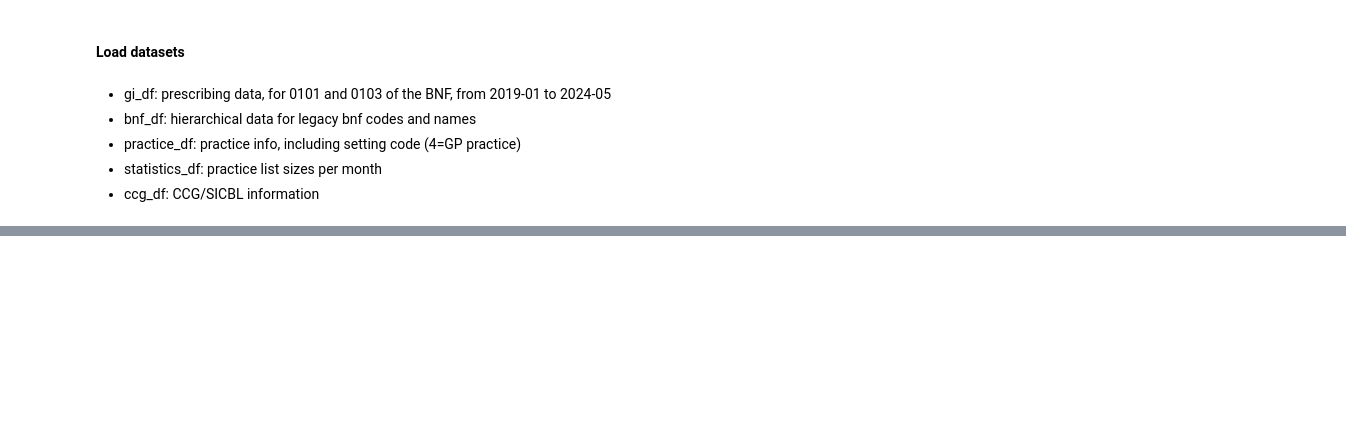
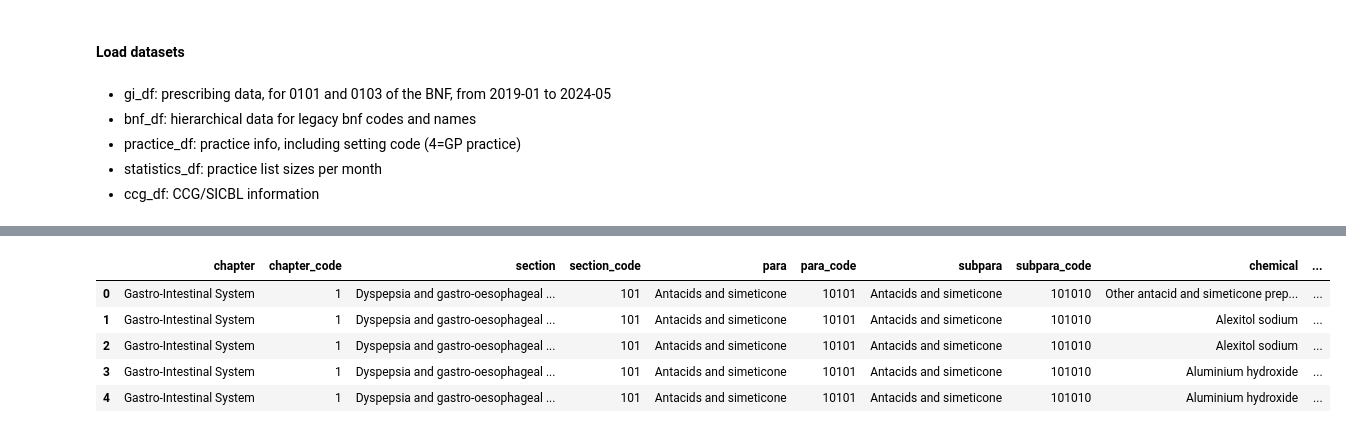
Before and after one commit to ebmdatalab/med-student-omeprazole, a Jupyter notebook: notebooks/Omeprazole shortage.ipynb, the cells around one changed output, grey strips where cells are left out. Saved outputs shown, nothing was run; the diff lists cells and outputs as text; code cells hidden in the pictures; blank space fills up the shorter version.

```diff
--- a/notebooks/Omeprazole shortage.ipynb
+++ b/notebooks/Omeprazole shortage.ipynb
@@ -25,0 +36,9 @@ ccg_df = pd.read_csv(os.path.join("..","data","ccg_df.csv"))
+# %%
+bnf_df.head()
+# %% [output]
+|  | chapter | chapter_code | section | section_code | para | para_code | subpara | subpara_code | chemical | ... |
+| 0 | Gastro-Intestinal System | 1 | Dyspepsia and gastro-oesophageal ... | 101 | Antacids and simeticone | 10101 | Antacids and simeticone | 101010 | Other antacid and simeticone prep... | ... |
+| 1 | Gastro-Intestinal System | 1 | Dyspepsia and gastro-oesophageal ... | 101 | Antacids and simeticone | 10101 | Antacids and simeticone | 101010 | Alexitol sodium | ... |
+| 2 | Gastro-Intestinal System | 1 | Dyspepsia and gastro-oesophageal ... | 101 | Antacids and simeticone | 10101 | Antacids and simeticone | 101010 | Alexitol sodium | ... |
+| 3 | Gastro-Intestinal System | 1 | Dyspepsia and gastro-oesophageal ... | 101 | Antacids and simeticone | 10101 | Antacids and simeticone | 101010 | Aluminium hydroxide | ... |
+| 4 | Gastro-Intestinal System | 1 | Dyspepsia and gastro-oesophageal ... | 101 | Antacids and simeticone | 10101 | Antacids and simeticone | 101010 | Aluminium hydroxide | ... |
```
Also changed, not shown: parts of 9 cells of this notebook, 1 other file.
